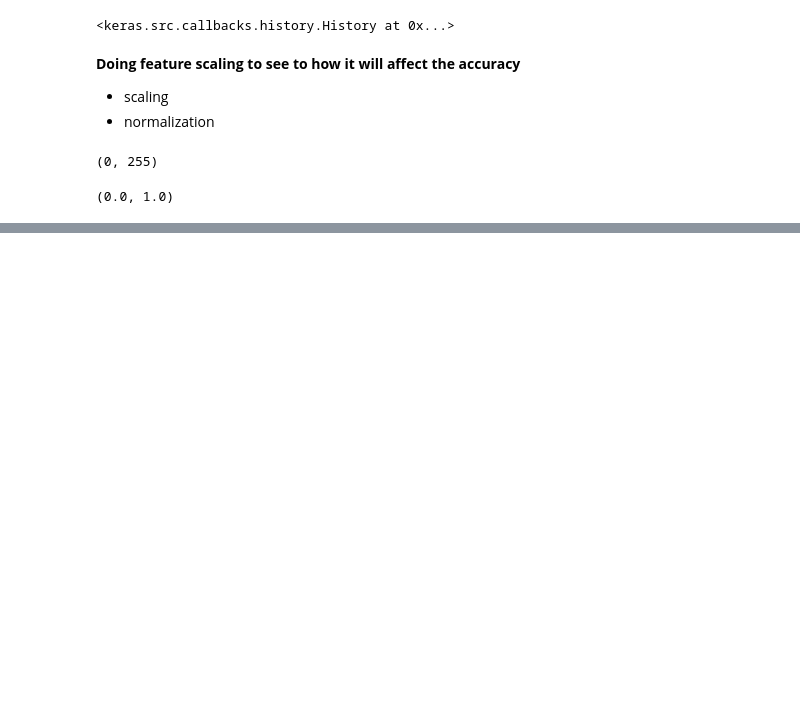
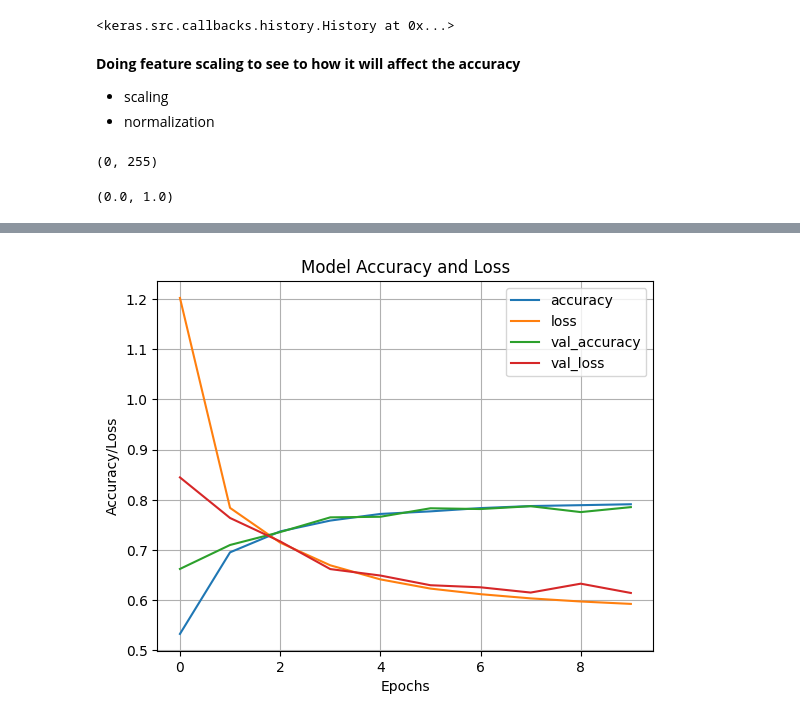
Before and after one commit to Phavour-EBEN/Personal-Deep-Learning-Lessons, a Jupyter notebook: 002_NN_Classification_Tensorflow/002_NN_Fashion_Mnist_Classification.ipynb, the cells around one changed output, grey strips where cells are left out. Cells and saved outputs as stored; diff of their text form; code cells hidden in the pictures; blank space fills up the shorter version.

Commit message:
Training a normalised model

```diff
--- a/002_NN_Classification_Tensorflow/002_NN_Fashion_Mnist_Classification.ipynb
+++ b/002_NN_Classification_Tensorflow/002_NN_Fashion_Mnist_Classification.ipynb
@@ -105,8 +105,16 @@ model_norm.add(tf.keras.layers.Dense(4, activation='relu'))
 model_norm.add(tf.keras.layers.Dense(10, activation='softmax'))
 
 # model compilation
-model.compile(
-    loss = 'sparse_categorical_crossentropy',
+model_norm.compile(
+    loss = tf.keras.losses.SparseCategoricalCrossentropy(),
     optimizer = 'adam',
     metrics = ['accuracy']
 )
+
+# model training
+history_norm = model_norm.fit(
+    train_data_norm,
+    train_label,
+    epochs=10,
+    validation_data = (test_data_norm,test_label)
+)
@@ -112,0 +142,10 @@ model.compile(
+# %%
+# visualising the loss curves
+
+pd.DataFrame(history_norm.history).plot()
+plt.title('Model Accuracy and Loss')
+plt.xlabel('Epochs')
+plt.ylabel('Accuracy/Loss')
+plt.grid(True)
+# %% [output]
+[figure, added]
```
Also changed, not shown: parts of 1 cell of this notebook.
